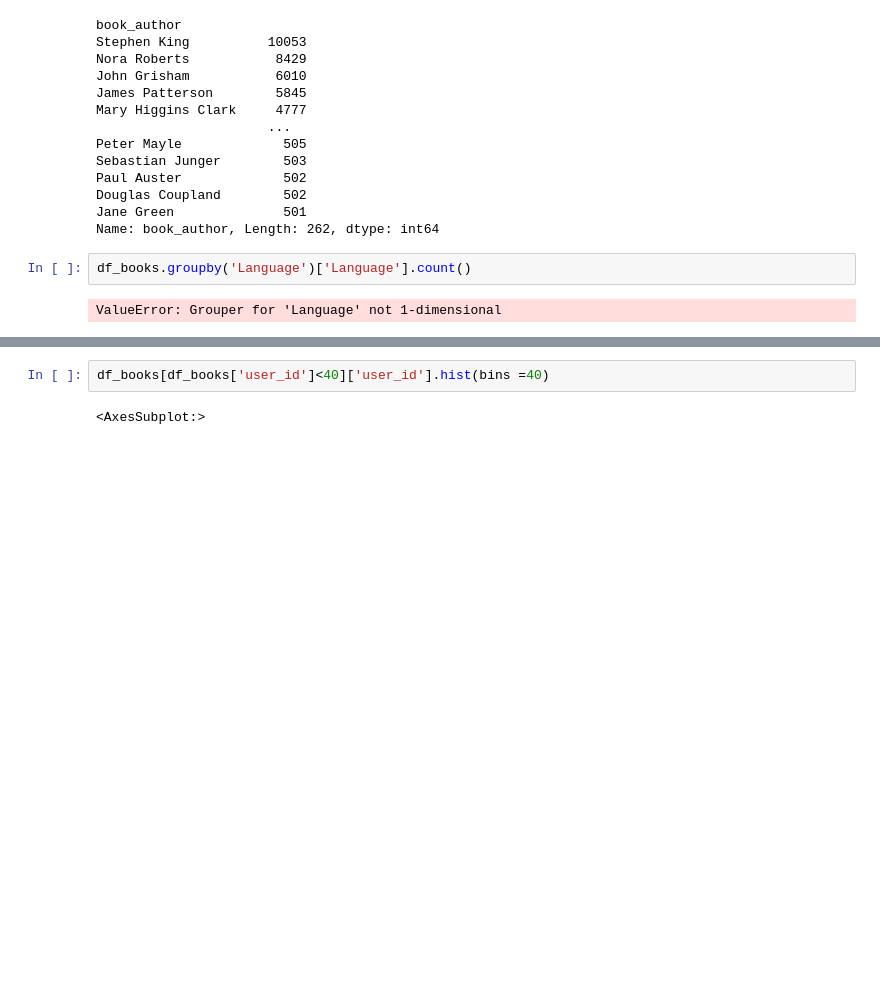
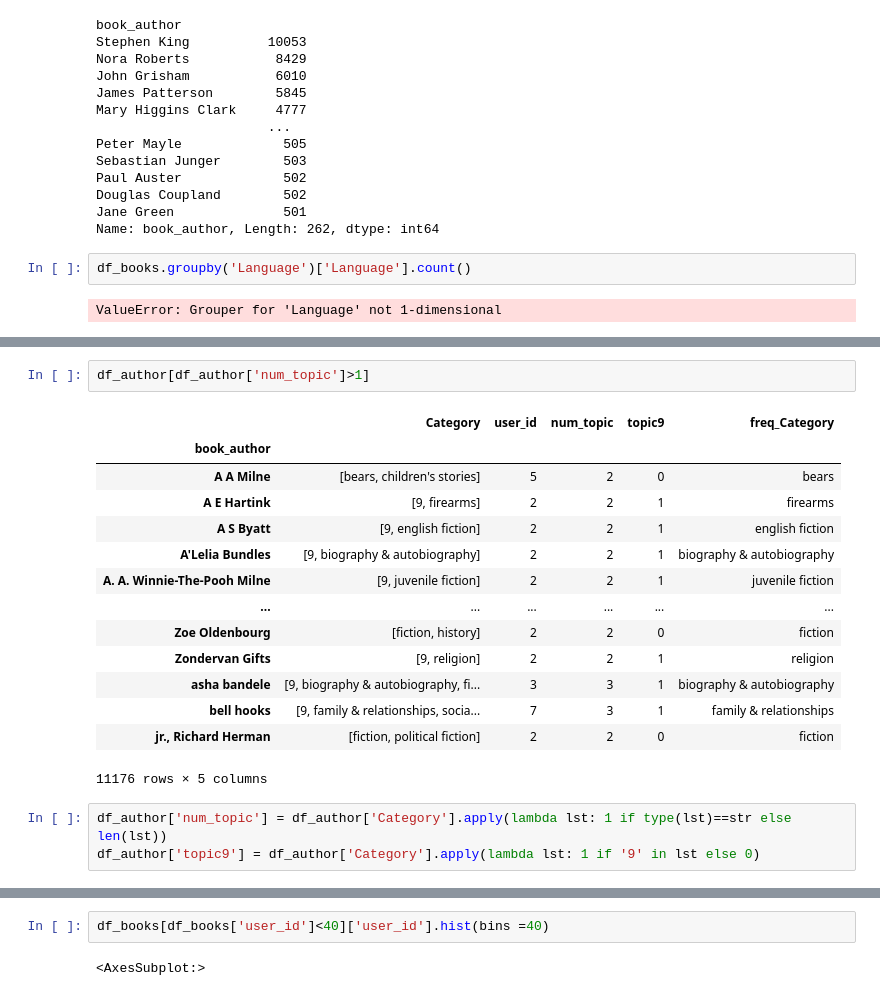
Before and after one commit to roy2392/books_recom_sys, a Jupyter notebook: starter eda and grouping.ipynb, the cells around one changed output, grey strips where cells are left out. Cells and saved outputs as stored; diff of their text form; blank space fills up the shorter version.

```diff
--- a/starter eda and grouping.ipynb
+++ b/starter eda and grouping.ipynb
@@ -221,0 +262,20 @@ df_books = df.groupby('isbn').agg({'book_title':'first', 'book_author':'first',
+# %%
+df_author[df_author['num_topic']>1]
+# %% [output]
+|  | Category | user_id | num_topic | topic9 | freq_Category |
+| book_author |  |  |  |  |  |
+| A A Milne | [bears, children's stories] | 5 | 2 | 0 | bears |
+| A E Hartink | [9, firearms] | 2 | 2 | 1 | firearms |
+| A S Byatt | [9, english fiction] | 2 | 2 | 1 | english fiction |
+| A'Lelia Bundles | [9, biography & autobiography] | 2 | 2 | 1 | biography & autobiography |
+| A. A. Winnie-The-Pooh Milne | [9, juvenile fiction] | 2 | 2 | 1 | juvenile fiction |
+| ... | ... | ... | ... | ... | ... |
+| Zoe Oldenbourg | [fiction, history] | 2 | 2 | 0 | fiction |
+| Zondervan Gifts | [9, religion] | 2 | 2 | 1 | religion |
+| asha bandele | [9, biography & autobiography, fi... | 3 | 3 | 1 | biography & autobiography |
+| bell hooks | [9, family & relationships, socia... | 7 | 3 | 1 | family & relationships |
+| jr., Richard Herman | [fiction, political fiction] | 2 | 2 | 0 | fiction |
+11176 rows × 5 columns
+# %%
+df_author['num_topic'] = df_author['Category'].apply(lambda lst: 1 if type(lst)==str else len(lst))
+df_author['topic9'] = df_author['Category'].apply(lambda lst: 1 if '9' in lst else 0)
```
Also changed, not shown: parts of 36 cells of this notebook, 1 other file.
